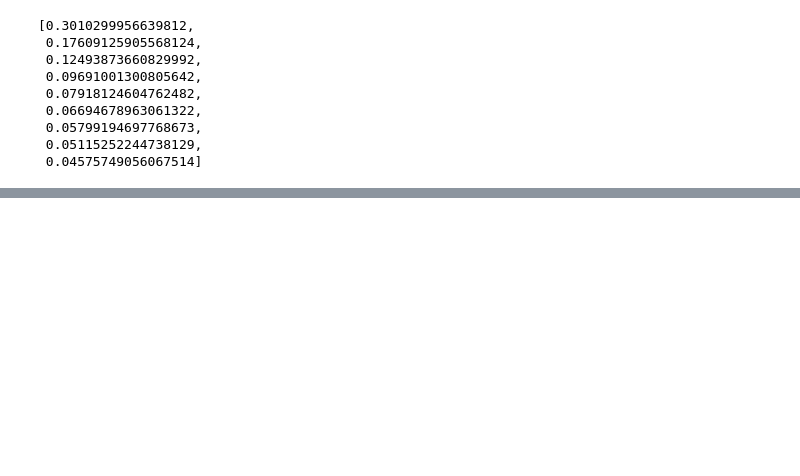
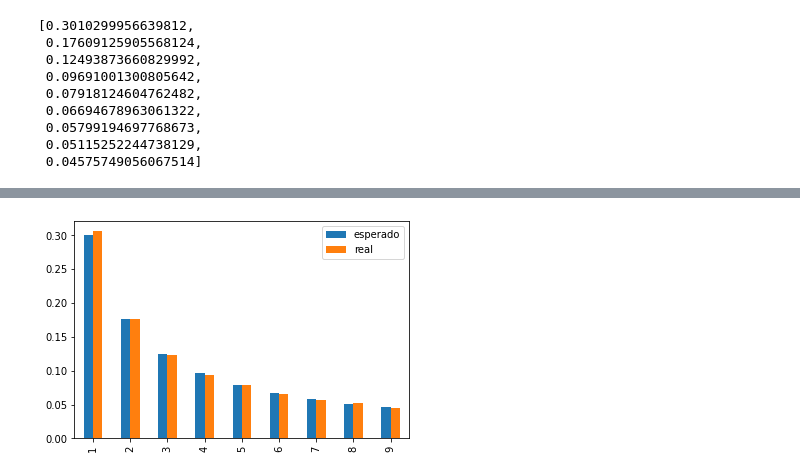
Before and after one commit to Karlosprado/benford_mathema_code, a Jupyter notebook: Benford.ipynb, the cells around one changed output, grey strips where cells are left out. Cells and saved outputs as stored; diff of their text form; code cells hidden in the pictures; blank space fills up the shorter version.

```diff
--- a/Benford.ipynb
+++ b/Benford.ipynb
@@ -175,0 +197,5 @@ benford(df_youtube['comment_count']).plot.bar();
+# %%
+#Comparação da freq. da coluna dislikes com a freq. esperada Benford
+benford(df_youtube['dislikes']).plot.bar();
+# %% [output]
+[figure, added]
```
Also changed, not shown: parts of 78 cells of this notebook.
